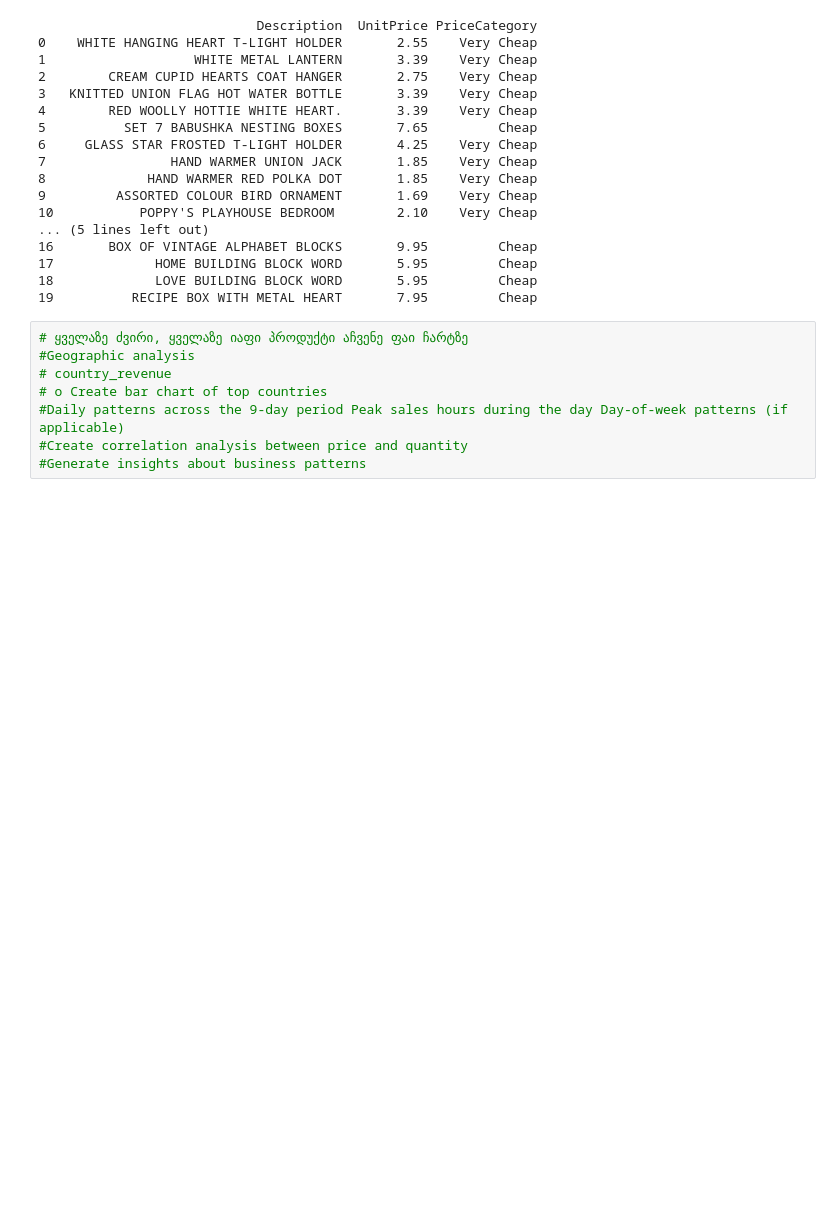
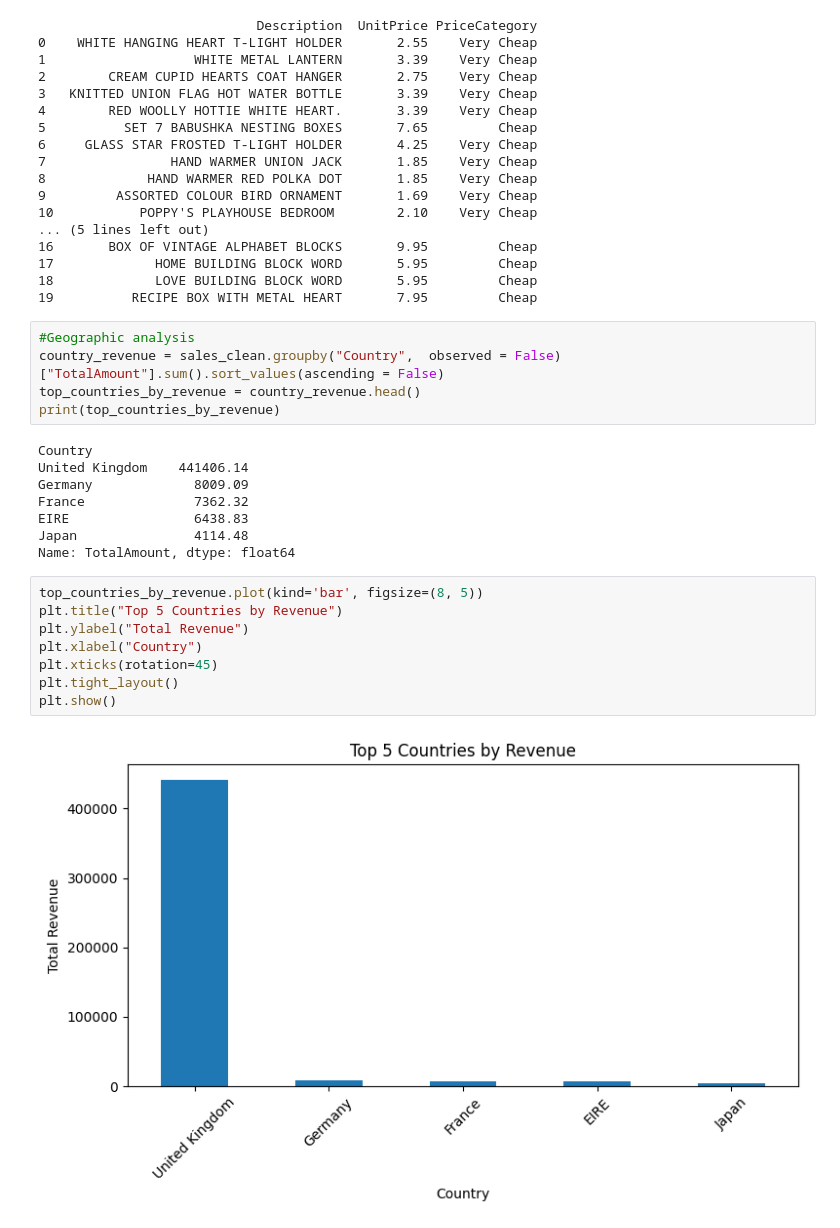
Before and after one commit to Guri-1186/Sales-Performance-Analysis, a Jupyter notebook: sales_analysis..ipynb, the cells around one changed output. Saved outputs shown, nothing was run; the diff lists cells and outputs as text; blank space fills up the shorter version.

Commit message:
Geographic Analysis - part 1

```diff
--- a/sales_analysis..ipynb
+++ b/sales_analysis..ipynb
@@ -819,11 +819,26 @@ print(sales_clean[["Description", "UnitPrice", "PriceCategory"]].head(20))
 17             HOME BUILDING BLOCK WORD       5.95         Cheap
 18             LOVE BUILDING BLOCK WORD       5.95         Cheap
 19          RECIPE BOX WITH METAL HEART       7.95         Cheap
-# %%
-# ყველაზე ძვირი, ყველაზე იაფი პროდუქტი აჩვენე ფაი ჩარტზე
-#Geographic analysis
-# country_revenue
-# o	Create bar chart of top countries
-#Daily patterns across the 9-day period Peak sales hours during the day Day-of-week patterns (if applicable)
-#Create correlation analysis between price and quantity
-#Generate insights about business patterns
+# %%
+#Geographic analysis
+country_revenue = sales_clean.groupby("Country",  observed = False)["TotalAmount"].sum().sort_values(ascending = False)
+top_countries_by_revenue = country_revenue.head()
+print(top_countries_by_revenue)
+# %% [output]
+Country
+United Kingdom    441406.14
+Germany             8009.09
+France              7362.32
+EIRE                6438.83
+Japan               4114.48
+Name: TotalAmount, dtype: float64
+# %%
+top_countries_by_revenue.plot(kind='bar', figsize=(8, 5))
+plt.title("Top 5 Countries by Revenue")
+plt.ylabel("Total Revenue")
+plt.xlabel("Country")
+plt.xticks(rotation=45)
+plt.tight_layout()
+plt.show()
+# %% [output]
+[figure, added]
```
Also changed, not shown: parts of 1 cell of this notebook.
